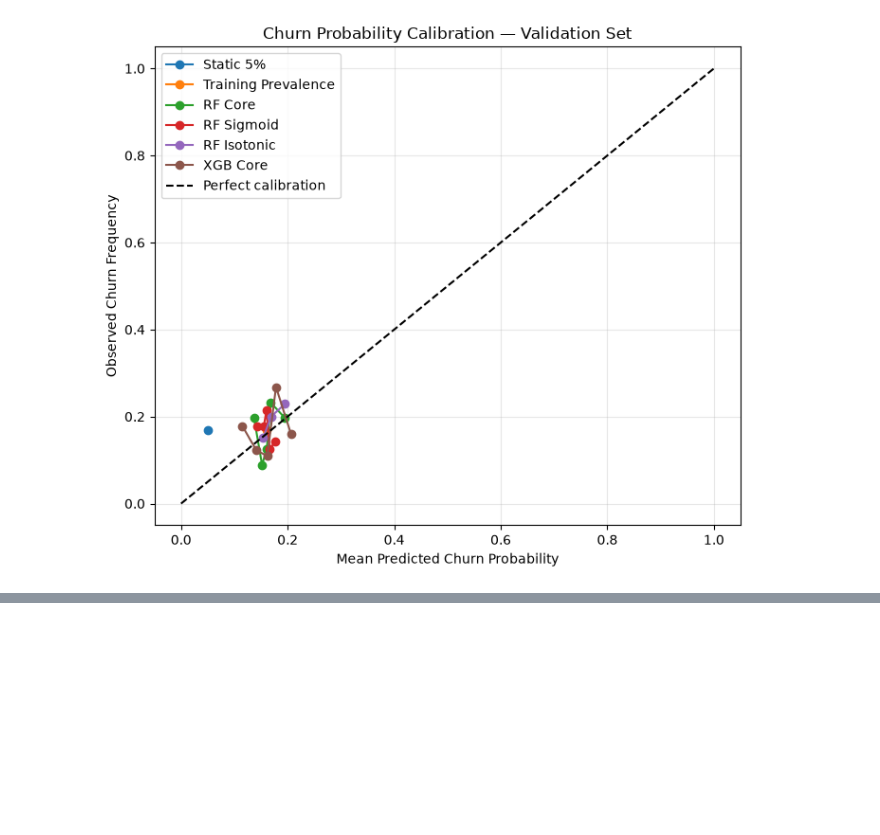
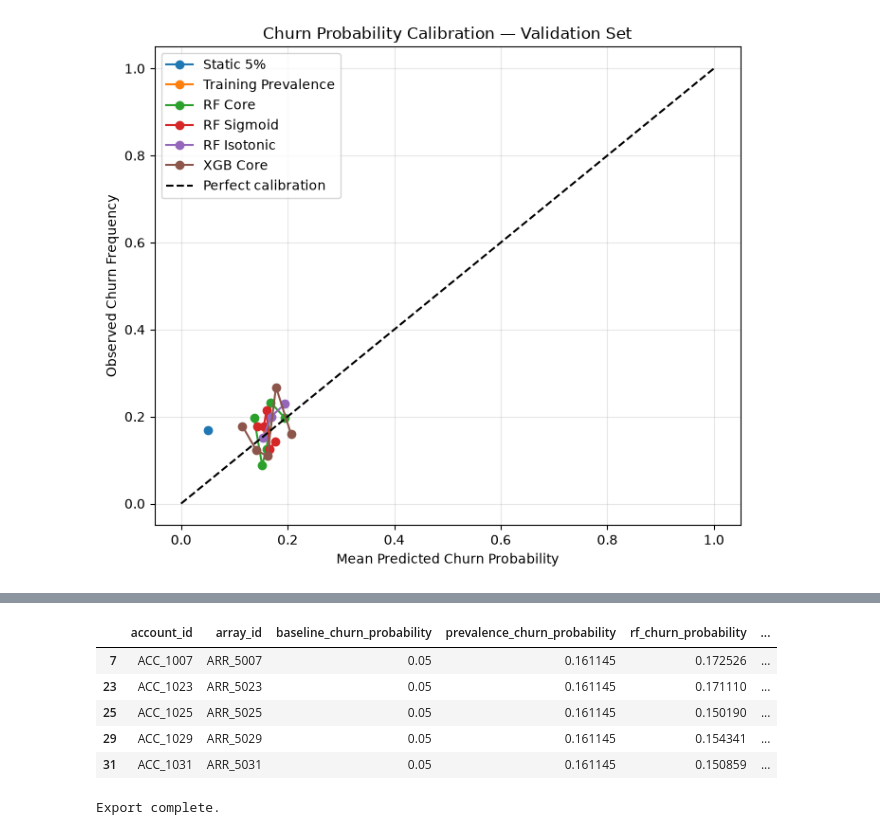
Before and after one commit to ronitrao222o/Everpure_CLV_analysis, a Jupyter notebook: notebooks/05_Calibration_and_Final_Validation.ipynb, the cells around one changed output, grey strips where cells are left out. Cells and saved outputs as stored; diff of their text form; code cells hidden in the pictures; blank space fills up the shorter version.

```diff
--- a/notebooks/05_Calibration_and_Final_Validation.ipynb
+++ b/notebooks/05_Calibration_and_Final_Validation.ipynb
@@ -255,0 +297,13 @@ plt.show()
+# %%
+# Baselines
+test_static_prob = np.full(len(y_test), 0.05)
+test_prevalence_prob = np.full(
+    len(y_test),
+    y_train.mean()
+)
+
+# Previously trained ML models
+test_rf_prob = rf.predict_proba(X_test)[:, 1]
+test_xgb_prob = xgb.predict_proba(X_test)[:, 1]
+
+print("All test predictions generated.")
@@ -255,0 +360,46 @@ plt.show()
+# %%
+from pathlib import Path
+from datetime import datetime, timezone
+
+MODEL_VERSION = "v1_20261011"
+
+scored_df = test_df[
+    ["account_id", "array_id"]
+].copy()
+
+scored_df["baseline_churn_probability"] = 0.05
+scored_df["prevalence_churn_probability"] = test_prevalence_prob
+scored_df["rf_churn_probability"] = test_rf_prob
+scored_df["xgb_churn_probability"] = test_xgb_prob
+
+# Selected production-style score
+scored_df["churn_probability_12m"] = test_prevalence_prob
+
+scored_df["risk_bucket"] = pd.cut(
+    scored_df["churn_probability_12m"],
+    bins=[-0.001, 0.10, 0.20, 1.0],
+    labels=["LOW", "MEDIUM", "HIGH"]
+).astype(str)
+
+scored_df["model_version"] = MODEL_VERSION
+scored_df["scored_at_utc"] = datetime.now(timezone.utc).isoformat()
+
+output_path = Path("../outputs")
+output_path.mkdir(parents=True, exist_ok=True)
+
+scored_df.to_csv(
+    output_path / "clv_scored_output.csv",
+    index=False
+)
+
+display(scored_df.head())
+
+print("Export complete.")
+# %% [output]
+|  | account_id | array_id | baseline_churn_probability | prevalence_churn_probability | rf_churn_probability | ... |
+| 7 | ACC_1007 | ARR_5007 | 0.05 | 0.161145 | 0.172526 | ... |
+| 23 | ACC_1023 | ARR_5023 | 0.05 | 0.161145 | 0.171110 | ... |
+| 25 | ACC_1025 | ARR_5025 | 0.05 | 0.161145 | 0.150190 | ... |
+| 29 | ACC_1029 | ARR_5029 | 0.05 | 0.161145 | 0.154341 | ... |
+| 31 | ACC_1031 | ARR_5031 | 0.05 | 0.161145 | 0.150859 | ... |
+Export complete.
```
Also changed, not shown: parts of 8 cells of this notebook, 2 other files.
